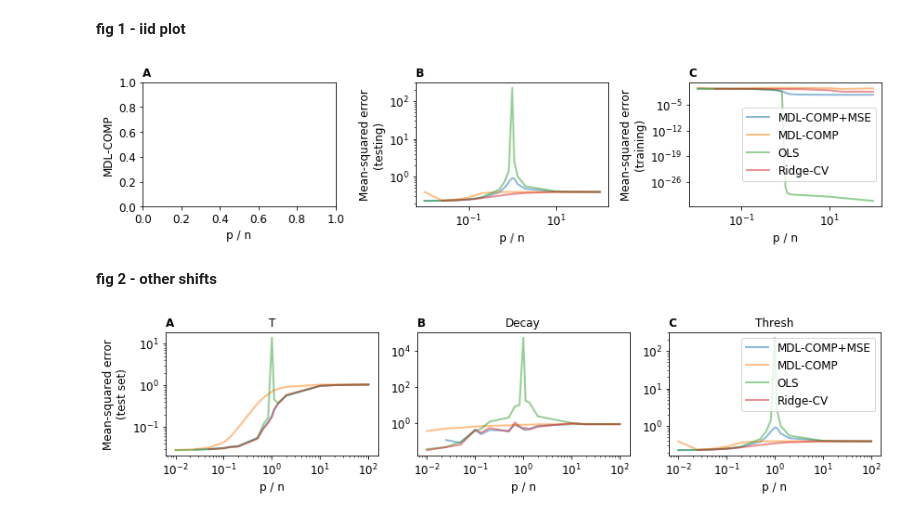
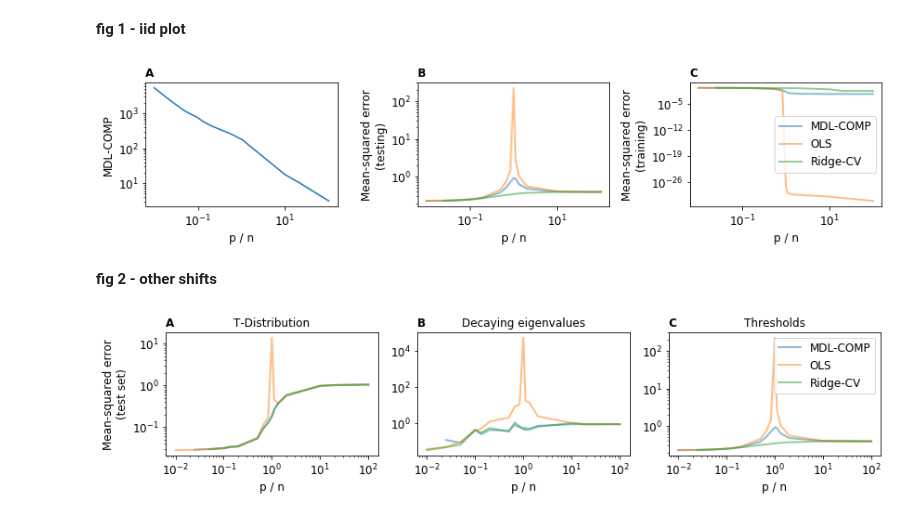
Before and after one commit to csinva/mdl-complexity, a Jupyter notebook: analyze_sweeps.ipynb, the cells around one changed output. Saved outputs shown, nothing was run; the diff lists cells and outputs as text; code cells hidden in the pictures.

```diff
--- a/analyze_sweeps.ipynb
+++ b/analyze_sweeps.ipynb
@@ -216,9 +216,9 @@ plt.rc('legend', fontsize=SMALL_SIZE)    # legend fontsize
 plt.rc('figure', titlesize=BIGGER_SIZE)  # fontsize of the figure title
 
 LABS = {
-    'mdl_m10.0': 'MDL-COMP+MSE',
+    'mdl_m10.0': 'MDL-COMP',
     'ridge-1.0': 'Ridge-CV',
-    'mdl_orig0.0': 'MDL-COMP',
+    'mdl_orig0.0': 'MDL-COMP-ORIG',
     'ols0.0': 'OLS'
 }
 # %% [markdown]
@@ -229,6 +229,7 @@ ls = '-'
 folder = 'iid'
 out_dir = oj(parent_dir, folder)
 df = pd.read_pickle(oj(out_dir, 'processed.pkl')).reset_index()
+df = df[df.model_type != 'mdl_orig']
 # %%
 R, C = 1, 3
 plt.figure(figsize=(12, 3))
@@ -239,39 +240,55 @@ plt.title('A', fontweight='bold', loc='left')
 #         plt.plot(curve.loss_val, curve.mse_test, **kwargs) #np.square(curve.bias) + curve['var'], **kwargs)
 plt.ylabel('MDL-COMP')
 plt.xlabel('p / n') #\n(Number of features / Number of training points)')
+r = pkl.load(open('iid_comp.pkl', 'rb'))
+plt.plot(1/r['n_train_over_num_features_list'],
+         r['loss_val']) # / r['n_train_over_num_features_list'] / r['num_features'])
+'''
+def norm(x):
+    return x
+plt.plot(1/n_train_over_num_features_list, norm(r['loss_val']), label='loss')
+plt.plot(1/n_train_over_num_features_list, norm(r['mse_norm']), label='mse_norm')
+plt.plot(1/n_train_over_num_features_list, norm(r['theta_norm']), label='theta_norm')
+plt.plot(1/n_train_over_num_features_list, norm(r['eigensum']), label='eigensum')
+plt.plot(1/n_train_over_num_features_list, norm(r['mse_test']), label='mse_test')
+'''
+plt.xscale('log')
+plt.yscale('log')
+
+
 
 
 for i in range(df.shape[0]):
     curve = df.iloc[i]
 
     if curve.model_type == 'ridge' and curve.reg_param != -1:
         continue
     kwargs = {'label': LABS[curve.model_type + str(curve.reg_param)],
               'alpha': 0.5, 'lw': 2, 'linestyle': ls}
 
     plt.subplot(R, C, 2)
     plt.title('B', fontweight='bold', loc='left')
     plt.plot(curve.ratio, curve.mse_test, **kwargs) #np.square(curve.bias) + curve['var'], **kwargs)
     plt.ylabel('Mean-squared error\n(testing)')
     plt.xlabel('p / n') #\n(Number of features / Number of training points)')
     plt.xscale('log')
     plt.yscale('log')
 
     plt.subplot(R, C, 3)
     plt.title('C', fontweight='bold', loc='left')
     plt.plot(curve.ratio, curve.mse_train, **kwargs)
     plt.ylabel('Mean-squared error\n(training)')
     plt.xlabel('p / n')
     plt.xscale('log')
     plt.yscale('log')
 
     #     s = f'{model_type}_{dset}_{dset_name}+p={num_features}+lambda={reg_param}+noise_mult={noise_mult}'
     plt.legend()
 plt.tight_layout()
 plt.savefig(oj(save_dir, 'fig_iid.pdf'))
 plt.show()
 # %% [output]
-[figure, old version]
+[figure, new version]
 # %% [markdown]
 **fig 2 - other shifts**
 # %%
@@ -279,8 +296,9 @@ plot_all = False
 R, C = 1, 3
 lets = ['A', 'B', 'C', 'D', 'E']
 titles = {
-    't': 't-distr',
-    'thresh': 'Thresh'
+    't': 'T-Distribution',
+    'thresh': 'Thresholds',
+    'decay': 'Decaying eigenvalues'
 }
 plt.figure(figsize=(12, 3))
 for j, folder in enumerate(['t', 'decay', 'thresh']): #, 'clustered', 'gaussian_scale_var']):
@@ -288,6 +306,7 @@ for j, folder in enumerate(['t', 'decay', 'thresh']): #, 'clustered', 'gaussian_
     plt.title(lets[j], fontweight='bold', loc='left')
     out_dir = oj(parent_dir, folder)
     df = pd.read_pickle(oj(out_dir, 'processed.pkl')).reset_index()
+    df = df[df.model_type != 'mdl_orig']
 
 #     plt.axhline(df.mse_zero.values[0], lw=4, color='gray', alpha=0.4, label='trivial')
     for i in range(df.shape[0]):
@@ -312,9 +331,9 @@ for j, folder in enumerate(['t', 'decay', 'thresh']): #, 'clustered', 'gaussian_
     if j == C - 1:
         plt.legend()
 
-    plt.title(folder.capitalize())
+    plt.title(titles[folder])
 plt.tight_layout()
 plt.savefig(oj(save_dir, 'fig_shifts.pdf'))
 plt.show()
 # %% [output]
-[figure, old version]
+[figure, new version]
```
Also changed, not shown: 2 other files.
